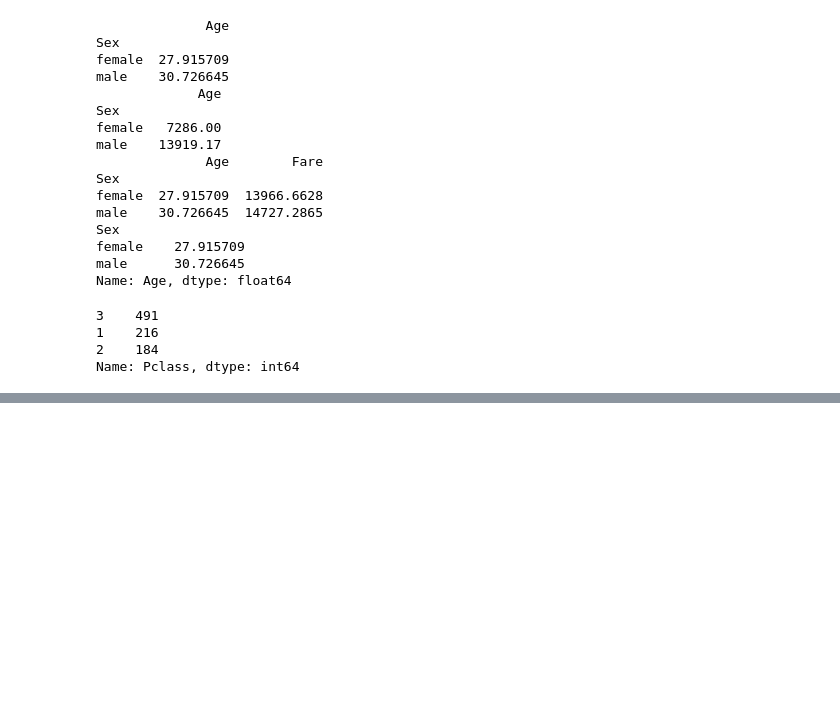
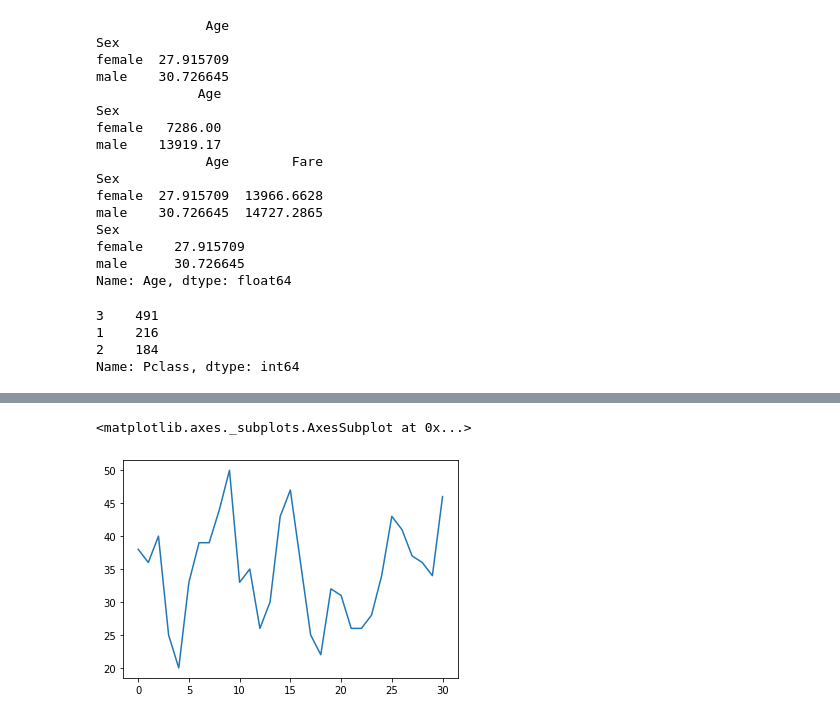
Before and after one commit to meAnirban/Python_pandas, a Jupyter notebook: Pandas.ipynb, the cells around one changed output, grey strips where cells are left out. Drawn from its saved outputs; the diff is of its cells as text; code cells hidden in the pictures; blank space fills up the shorter version.

```diff
--- a/Pandas.ipynb
+++ b/Pandas.ipynb
@@ -642,0 +849,5 @@ titanic.sort_values(by="Age").head()
+# %%
+weather['Temperature'].plot.line()
+# %% [output]
+<matplotlib.axes._subplots.AxesSubplot at 0x...>
+[figure, added]
```
Also changed, not shown: parts of 32 cells of this notebook.
